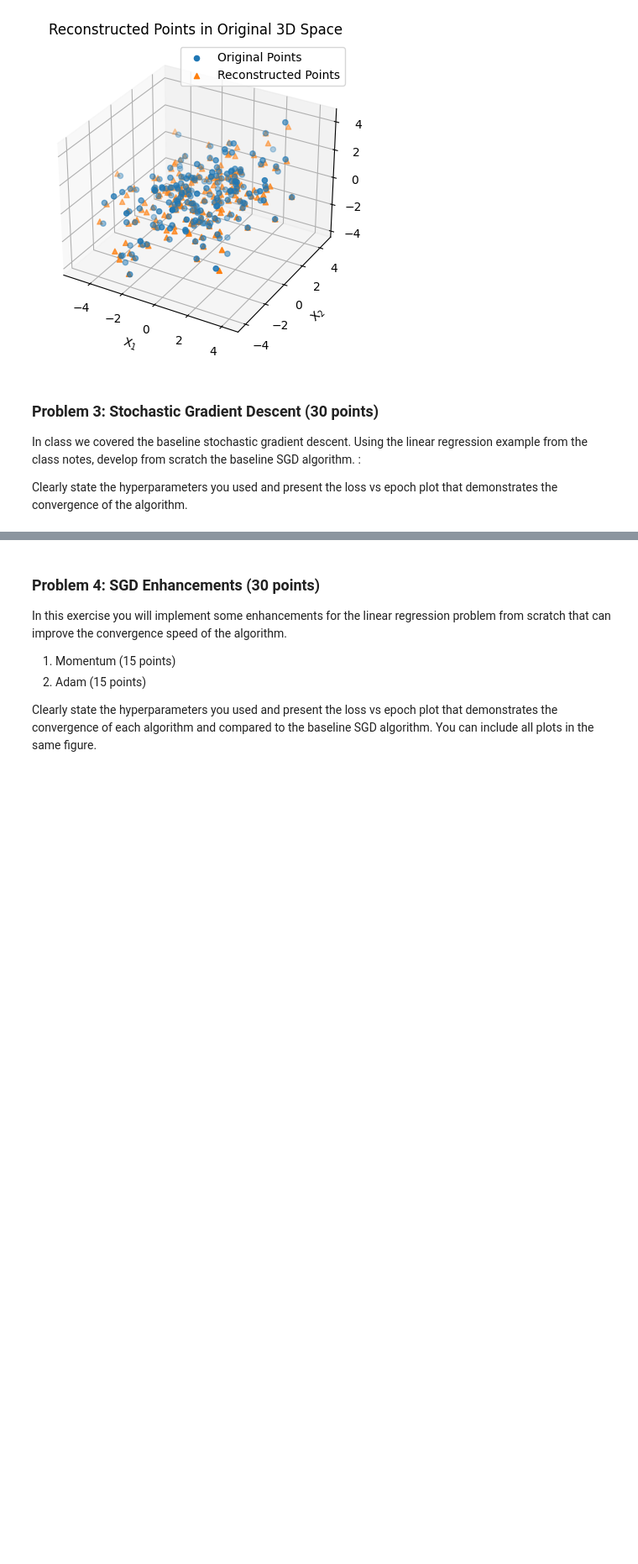
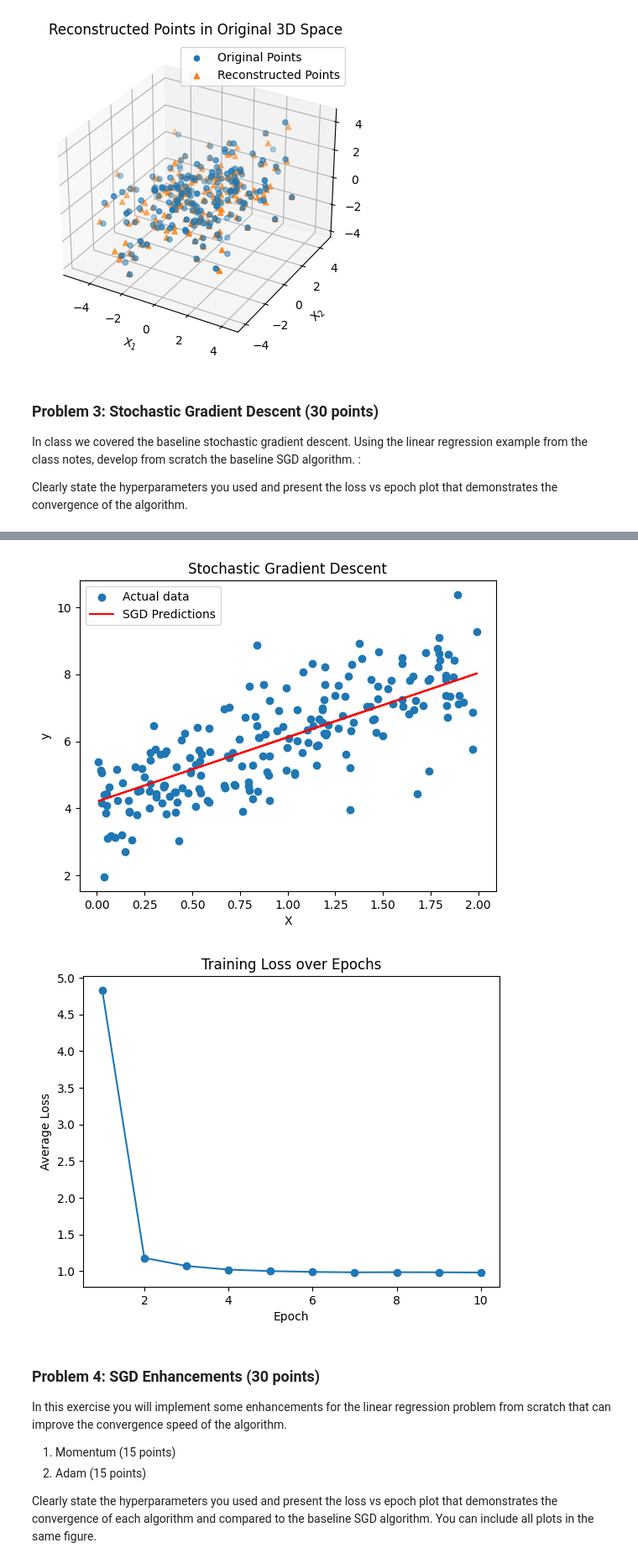
Before and after one commit to dhauss/csgy6613-assignments, a Jupyter notebook: assignment-1/assignment_1.ipynb, the cells around one changed output, grey strips where cells are left out. Shown at 84% size. Cells and saved outputs as stored; diff of their text form; code cells hidden in the pictures; blank space fills up the shorter version.

```diff
--- a/assignment-1/assignment_1.ipynb
+++ b/assignment-1/assignment_1.ipynb
@@ -206,0 +277,43 @@ Clearly state the hyperparameters you used and present the loss vs epoch plot th
+# %%
+# Generate synthetic data
+np.random.seed(42)
+X = 2 * np.random.rand(1000, 1)
+
+# Create arbitrary, linear relationship between x and y, beat hitchhiker's reference into the ground
+y = 4 + 2 * X + np.random.randn(1000, 1)
+
+# Split the data into training and validation sets
+split_ratio = 0.8
+split_index = int(split_ratio * len(X))
+
+X_train, X_validation = X[:split_index], X[split_index:]
+y_train, y_validation = y[:split_index], y[split_index:]
+
+# Add a bias term to the features, necessary to account for when y intercept != 0
+X_train_biased = np.c_[np.ones((X_train.shape[0], 1)), X_train]
+X_validation_biased = np.c_[np.ones((X_validation.shape[0], 1)), X_validation]
+
+# Run SGD
+weights, losses = stochastic_gradient_descent(X_train_biased, y_train, learning_rate=0.008, num_epochs=10, batch_size=5)
+
+# Test the model on the validation set
+predictions = np.dot(X_validation_biased, weights)
+print()
+
+# Plot the results
+plt.scatter(X_validation, y_validation, label='Actual data')
+plt.plot(X_validation, predictions, color='red', label='SGD Predictions')
+plt.xlabel('X')
+plt.ylabel('y')
+plt.title('Stochastic Gradient Descent')
+plt.legend()
+plt.show()
+print()
+
+# Plot the training loss over epochs
+plt.plot(range(1, len(losses) + 1), losses, marker='o')
+plt.xlabel('Epoch')
+plt.ylabel('Average Loss')
+plt.title('Training Loss over Epochs')
+plt.show()
+# %% [output]
@@ -207,3 +330,5 @@ Clearly state the hyperparameters you used and present the loss vs epoch plot th
+[figure, added]
+[figure, added]
 # %% [markdown]
 ### Problem 4: SGD Enhancements (30 points)
 
```
Also changed, not shown: parts of 7 cells of this notebook.
